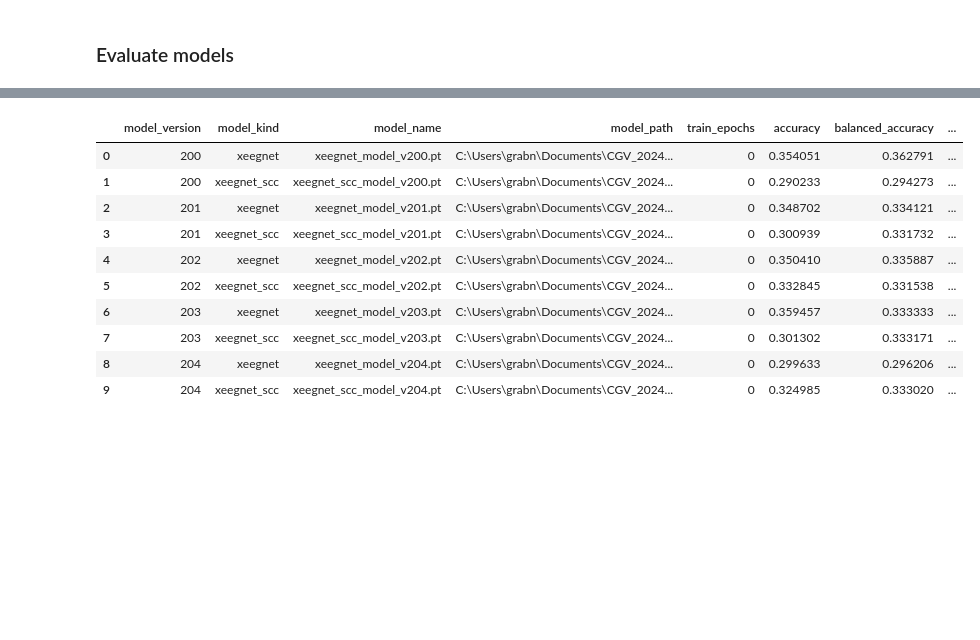
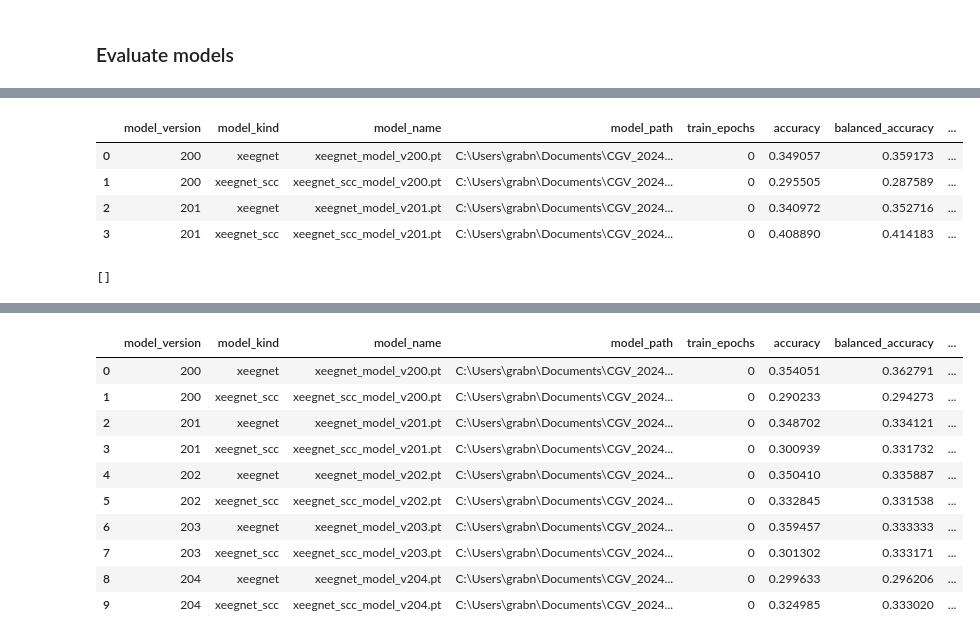
Before and after one commit to hereditary-eu/EEGlass, a Jupyter notebook: backend/experiments_xeegnet/adapt_selfeeg.ipynb, the cells around one changed output, grey strips where cells are left out. Cells and saved outputs as stored; diff of their text form; code cells hidden in the pictures; blank space fills up the shorter version.

```diff
--- a/backend/experiments_xeegnet/adapt_selfeeg.ipynb
+++ b/backend/experiments_xeegnet/adapt_selfeeg.ipynb
@@ -682,0 +779,12 @@ Evaluating saved model: xeegnet_scc at C:\Users\grabn\Documents\CGV_2024\xeegVis
+# %%
+saved_model_results_df
+# %% [output]
+|  | model_version | model_kind | model_name | model_path | train_epochs | accuracy | balanced_accuracy | ... |
+| 0 | 200 | xeegnet | xeegnet_model_v200.pt | C:\Users\grabn\Documents\CGV_2024... | 0 | 0.349057 | 0.359173 | ... |
+| 1 | 200 | xeegnet_scc | xeegnet_scc_model_v200.pt | C:\Users\grabn\Documents\CGV_2024... | 0 | 0.295505 | 0.287589 | ... |
+| 2 | 201 | xeegnet | xeegnet_model_v201.pt | C:\Users\grabn\Documents\CGV_2024... | 0 | 0.340972 | 0.352716 | ... |
+| 3 | 201 | xeegnet_scc | xeegnet_scc_model_v201.pt | C:\Users\grabn\Documents\CGV_2024... | 0 | 0.408890 | 0.414183 | ... |
+# %%
+saved_model_results
+# %% [output]
+[]
```
Also changed, not shown: parts of 23 cells of this notebook, 1 other file.
